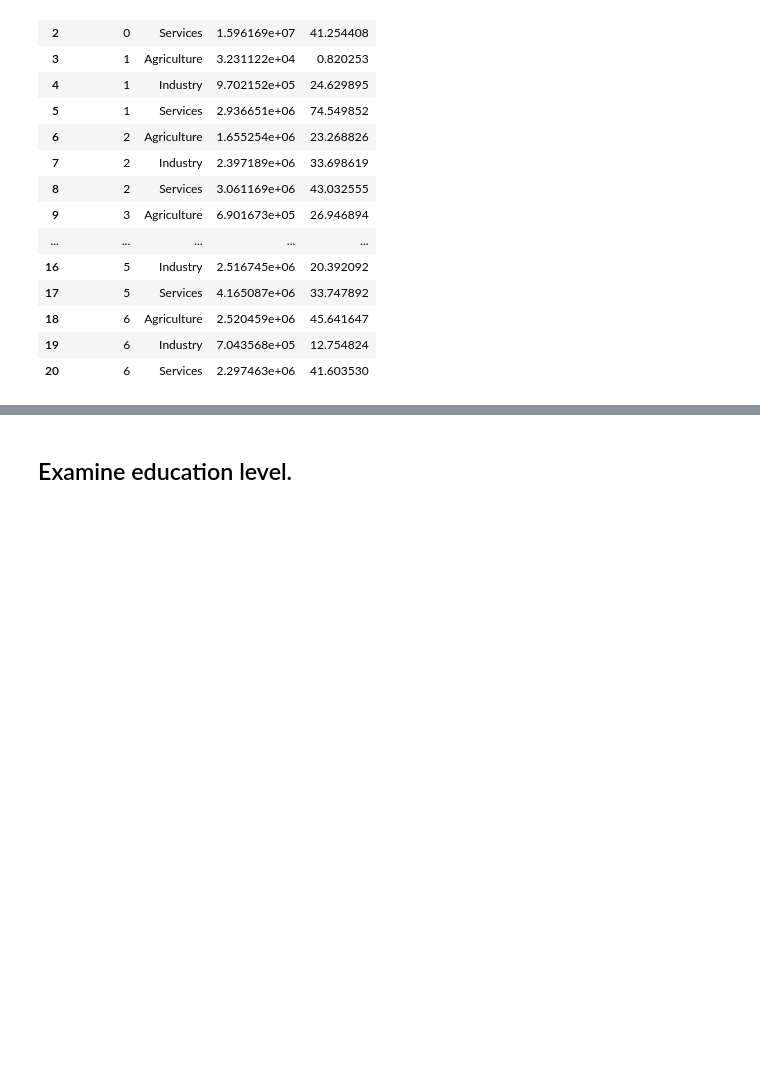
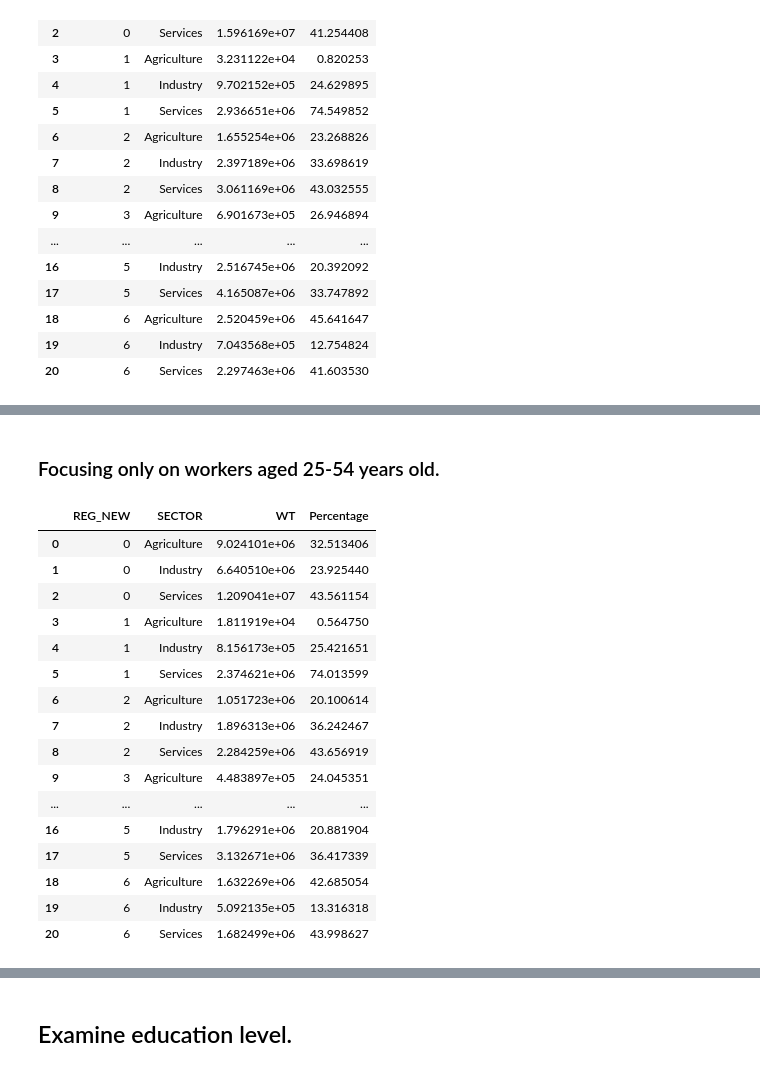
Before and after one commit to PhakphumJ/Thesis_code, a Jupyter notebook: LFS_code.ipynb, the cells around one changed output, grey strips where cells are left out. Cells and saved outputs as stored; diff of their text form; code cells hidden in the pictures; blank space fills up the shorter version.

```diff
--- a/LFS_code.ipynb
+++ b/LFS_code.ipynb
@@ -472,0 +517,46 @@ LFS_56_Q1_SEC_REG
+# %% [markdown]
+### Focusing only on workers aged 25-54 years old.
+# %%
+## Tabulate the data. Number of people in each sector.
+LFS_56_Q1_MIDDLE_SEC_REG = LFS_56_Q1_MIDDLE.groupby(["REG_NEW", "SECTOR"]).agg({"WT": "sum"}).reset_index()
+
+## Create a new column for the percentage of each sector.
+LFS_56_Q1_MIDDLE_SEC_REG["Percentage"] = LFS_56_Q1_MIDDLE_SEC_REG.groupby('REG_NEW')["WT"].apply(lambda x: x / x.sum() * 100).reset_index().WT
+
+## Compute the total number of people in each sector at the national level.
+LFS_56_Q1_MIDDLE_SEC_NAT = LFS_56_Q1_MIDDLE_SEC_REG.groupby("SECTOR").agg({"WT": "sum"}).reset_index()
+
+## Create column REG_NEW for the national level. Set it to 0.
+LFS_56_Q1_MIDDLE_SEC_NAT["REG_NEW"] = 0
+
+## Create a new column for the percentage of each sector.
+LFS_56_Q1_MIDDLE_SEC_NAT["Percentage"] = LFS_56_Q1_MIDDLE_SEC_NAT["WT"]/LFS_56_Q1_MIDDLE_SEC_NAT["WT"].sum() * 100
+
+# Make the order of columns the same as LFS_56_Q1_MIDDLE_SEC_REG
+LFS_56_Q1_MIDDLE_SEC_NAT = LFS_56_Q1_MIDDLE_SEC_NAT[LFS_56_Q1_MIDDLE_SEC_REG.columns]
+
+## Concatenate the national level data to the regional level data.
+LFS_56_Q1_MIDDLE_SEC_REG = pd.concat([LFS_56_Q1_MIDDLE_SEC_NAT, LFS_56_Q1_MIDDLE_SEC_REG]).reset_index(drop=True)
+
+## remove the dataframes that are no longer needed.
+del LFS_56_Q1_MIDDLE_SEC_NAT
+
+LFS_56_Q1_MIDDLE_SEC_REG
+# %% [output]
+|  | REG_NEW | SECTOR | WT | Percentage |
+| 0 | 0 | Agriculture | 9.024101e+06 | 32.513406 |
+| 1 | 0 | Industry | 6.640510e+06 | 23.925440 |
+| 2 | 0 | Services | 1.209041e+07 | 43.561154 |
+| 3 | 1 | Agriculture | 1.811919e+04 | 0.564750 |
+| 4 | 1 | Industry | 8.156173e+05 | 25.421651 |
+| 5 | 1 | Services | 2.374621e+06 | 74.013599 |
+| 6 | 2 | Agriculture | 1.051723e+06 | 20.100614 |
+| 7 | 2 | Industry | 1.896313e+06 | 36.242467 |
+| 8 | 2 | Services | 2.284259e+06 | 43.656919 |
+| 9 | 3 | Agriculture | 4.483897e+05 | 24.045351 |
+| ... | ... | ... | ... | ... |
+| 16 | 5 | Industry | 1.796291e+06 | 20.881904 |
+| 17 | 5 | Services | 3.132671e+06 | 36.417339 |
+| 18 | 6 | Agriculture | 1.632269e+06 | 42.685054 |
+| 19 | 6 | Industry | 5.092135e+05 | 13.316318 |
+| 20 | 6 | Services | 1.682499e+06 | 43.998627 |
```
Also changed, not shown: parts of 4 cells of this notebook.
